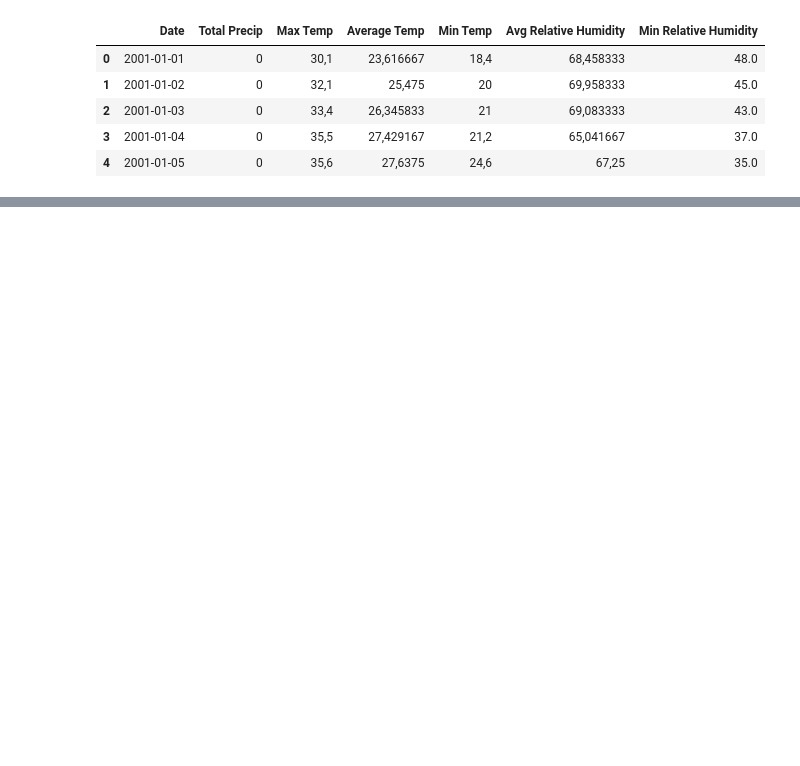
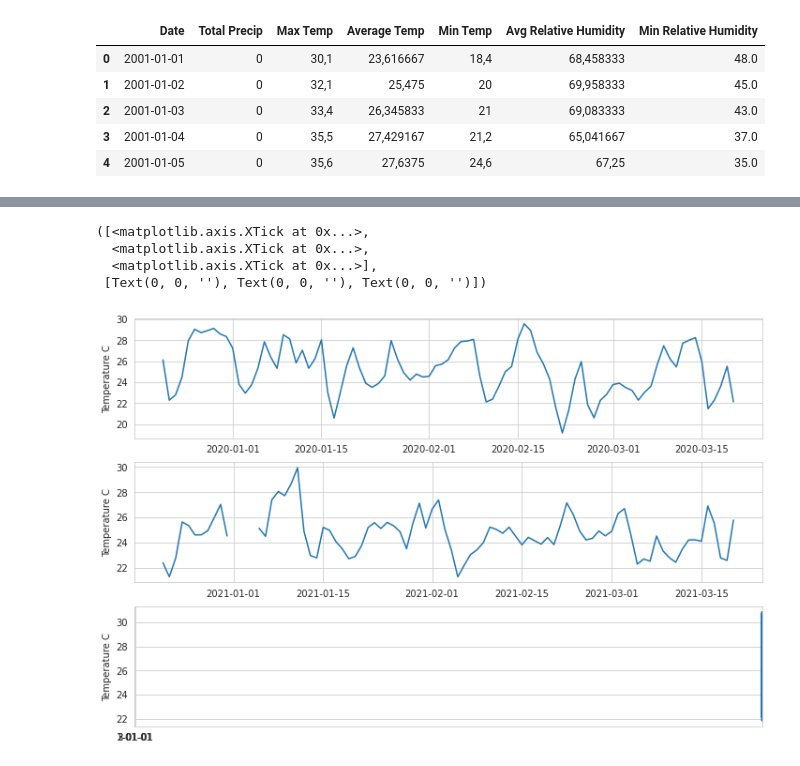
Before and after one commit to attrindade/poa-weather-analysis, a Jupyter notebook: weather-comparation.ipynb, the cells around one changed output, grey strips where cells are left out. Drawn from its saved outputs; the diff is of its cells as text; code cells hidden in the pictures; blank space fills up the shorter version.

```diff
--- a/weather-comparation.ipynb
+++ b/weather-comparation.ipynb
@@ -91,0 +153,21 @@ sns.displot(by_year['Average Temp'],kind='kde')
+# %%
+plt.figure(figsize=(12,8))
+
+plt.subplot(3,1,1)
+plt.plot(summers[19]['Average Temp'])
+plt.ylabel('Temperature C')
+
+plt.subplot(3,1,2)
+plt.plot(summers[20]['Average Temp'])
+plt.ylabel('Temperature C')
+
+plt.subplot(3,1,3)
+plt.plot(summers[21]['Average Temp'])
+plt.ylabel('Temperature C')
+plt.xticks(['1','2','3'])
+# %% [output]
+([<matplotlib.axis.XTick at 0x...>,
+  <matplotlib.axis.XTick at 0x...>,
+  <matplotlib.axis.XTick at 0x...>],
+ [Text(0, 0, ''), Text(0, 0, ''), Text(0, 0, '')])
+[figure, added]
```
Also changed, not shown: parts of 13 cells of this notebook.
